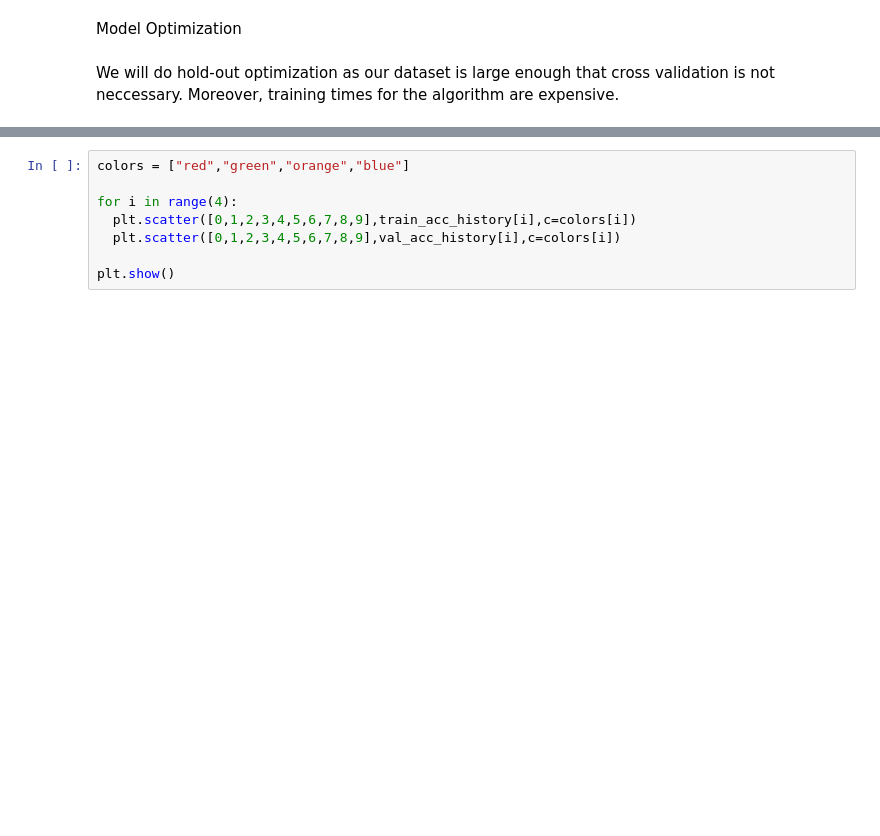
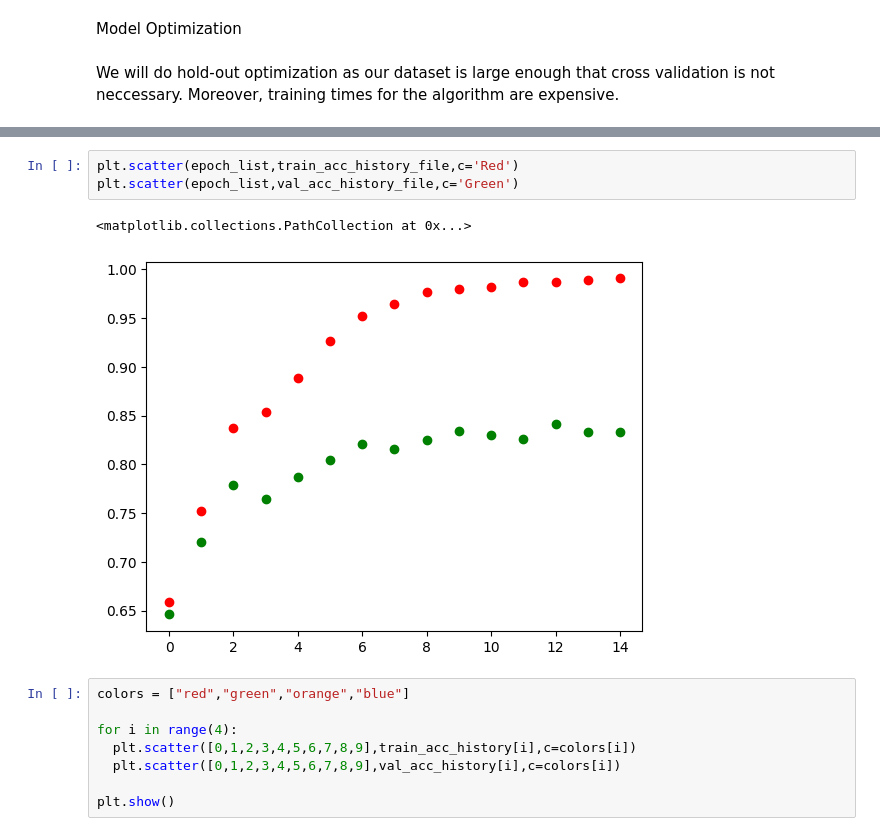
Before and after one commit to kennyerss/csci451-project, a Jupyter notebook: code/CS451.ipynb, the cells around one changed output, grey strips where cells are left out. Cells and saved outputs as stored; diff of their text form; blank space fills up the shorter version.

```diff
--- a/code/CS451.ipynb
+++ b/code/CS451.ipynb
@@ -1316,3 +1413,9 @@ Batch  19 / 200  done! Training loss:  1.0490604311227798
+# %%
+plt.scatter(epoch_list,train_acc_history_file,c='Red')
+plt.scatter(epoch_list,val_acc_history_file,c='Green')
+# %% [output]
+<matplotlib.collections.PathCollection at 0x...>
+[figure, added]
 # %%
 colors = ["red","green","orange","blue"]
 
```
Also changed, not shown: parts of 10 cells of this notebook.
